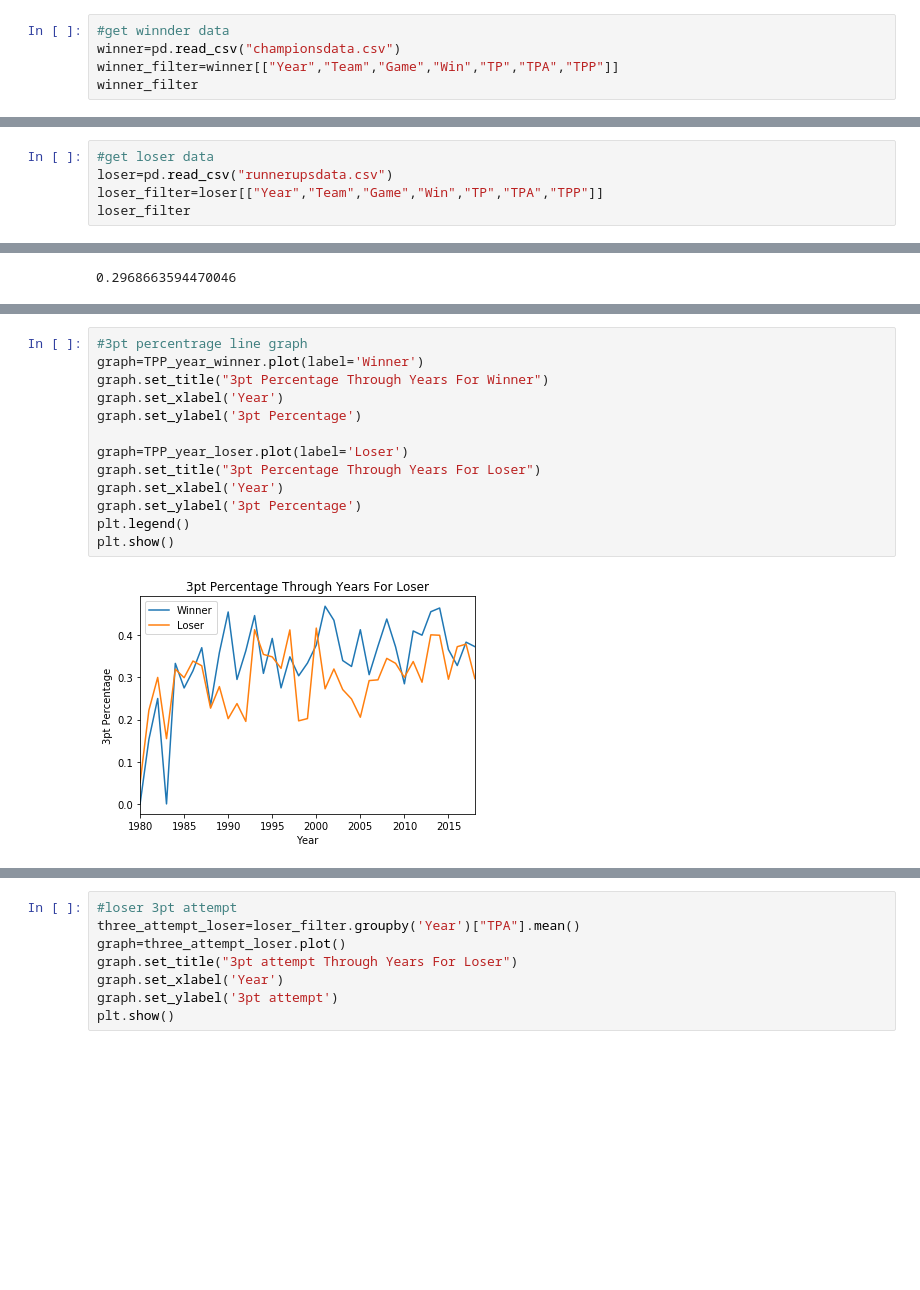
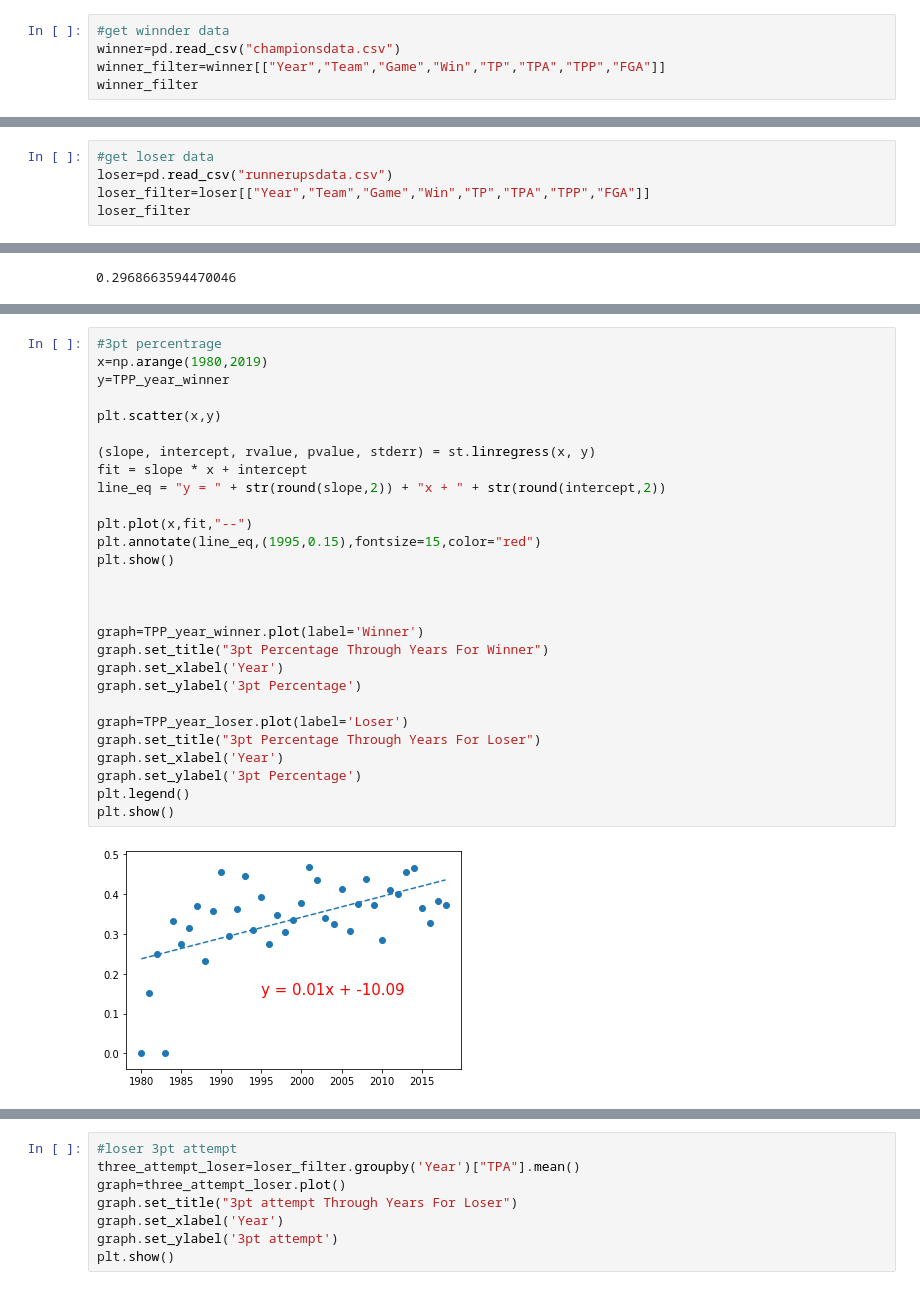
Before and after one commit to stevenluk/NBA-2pt-vs-3pt, a Jupyter notebook: MVP/Notebooks/NBA 2pt vs 3pt.ipynb, the cells around one changed output, grey strips where cells are left out. Drawn from its saved outputs; the diff is of its cells as text; blank space fills up the shorter version.

```diff
--- a/MVP/Notebooks/NBA 2pt vs 3pt.ipynb
+++ b/MVP/Notebooks/NBA 2pt vs 3pt.ipynb
@@ -4,6 +6,6 @@ import matplotlib.pyplot as plt
 # %%
 #get winnder data
 winner=pd.read_csv("championsdata.csv")
-winner_filter=winner[["Year","Team","Game","Win","TP","TPA","TPP"]]
+winner_filter=winner[["Year","Team","Game","Win","TP","TPA","TPP","FGA"]]
 winner_filter
 # %% [output]
@@ -23,6 +25,6 @@ winner_filter
 # %%
 #get loser data
 loser=pd.read_csv("runnerupsdata.csv")
-loser_filter=loser[["Year","Team","Game","Win","TP","TPA","TPP"]]
+loser_filter=loser[["Year","Team","Game","Win","TP","TPA","TPP","FGA"]]
 loser_filter
 # %% [output]
@@ -96,17 +98,32 @@ Year
 2018    0.297250
 Name: TPP, dtype: float64
 # %%
-#3pt percentrage line graph
+#3pt percentrage
+x=np.arange(1980,2019)
+y=TPP_year_winner
+
+plt.scatter(x,y)
+
+(slope, intercept, rvalue, pvalue, stderr) = st.linregress(x, y)
+fit = slope * x + intercept
+line_eq = "y = " + str(round(slope,2)) + "x + " + str(round(intercept,2))
+
+plt.plot(x,fit,"--")
+plt.annotate(line_eq,(1995,0.15),fontsize=15,color="red")
+plt.show()
+
+
+
 graph=TPP_year_winner.plot(label='Winner')
 graph.set_title("3pt Percentage Through Years For Winner")
 graph.set_xlabel('Year')
 graph.set_ylabel('3pt Percentage')
 
 graph=TPP_year_loser.plot(label='Loser')
 graph.set_title("3pt Percentage Through Years For Loser")
 graph.set_xlabel('Year')
 graph.set_ylabel('3pt Percentage')
 plt.legend()
 plt.show()
 # %% [output]
-[figure, old version]
+[figure, new version]
```
Also changed, not shown: parts of 7 cells of this notebook, 3 other files.
